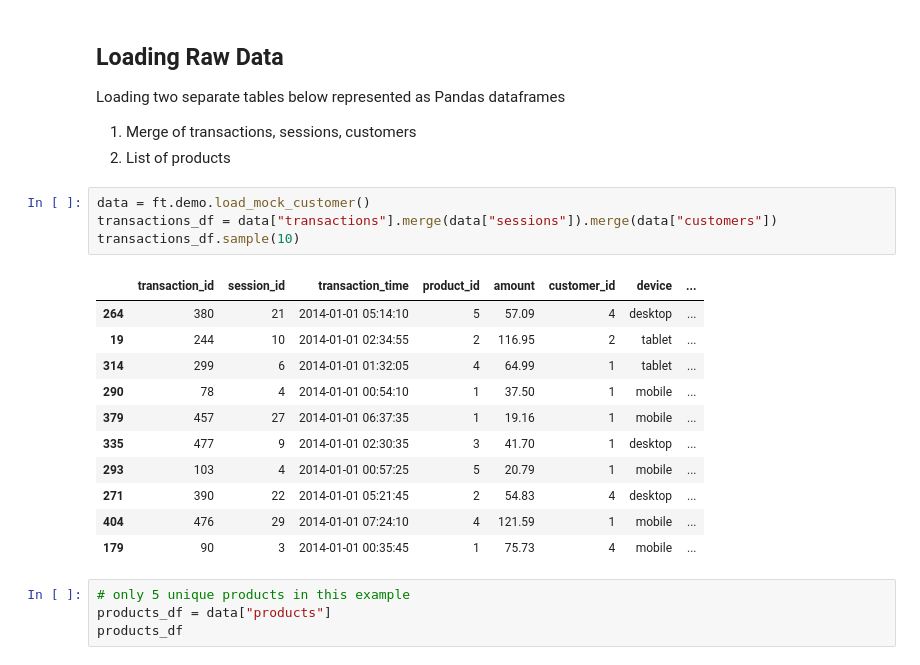
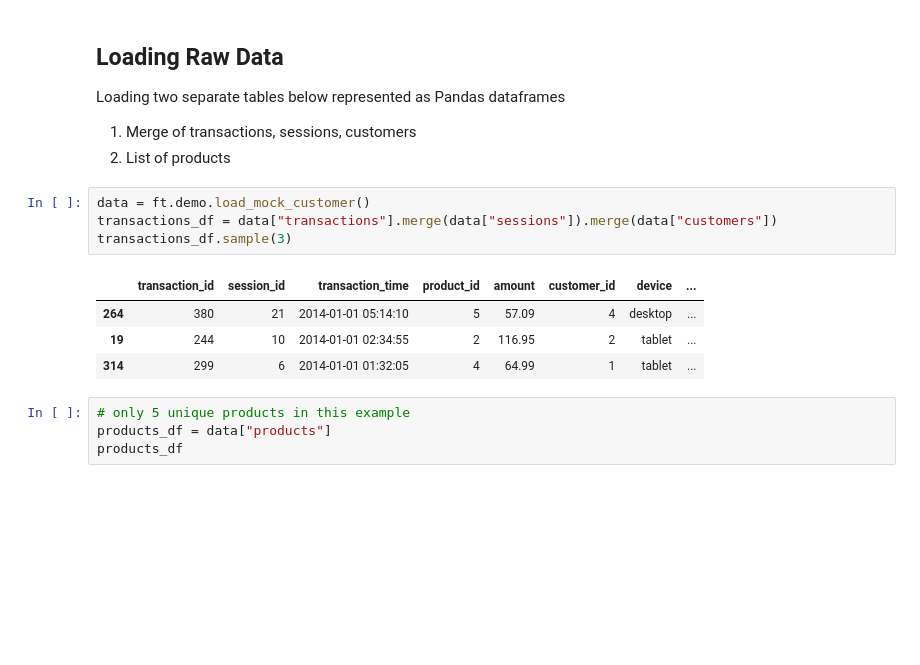
Before and after one commit to hjones20/auto-feature-engineering, a Jupyter notebook: featuretools.ipynb, the cells around one changed output. Saved outputs shown, nothing was run; the diff lists cells and outputs as text; blank space fills up the shorter version.

```diff
--- a/featuretools.ipynb
+++ b/featuretools.ipynb
@@ -11,19 +11,12 @@ Loading two separate tables below represented as Pandas dataframes
 # %%
 data = ft.demo.load_mock_customer()
 transactions_df = data["transactions"].merge(data["sessions"]).merge(data["customers"])
-transactions_df.sample(10)
+transactions_df.sample(3)
 # %% [output]
 |  | transaction_id | session_id | transaction_time | product_id | amount | customer_id | device | ... |
 | 264 | 380 | 21 | 2014-01-01 05:14:10 | 5 | 57.09 | 4 | desktop | ... |
 | 19 | 244 | 10 | 2014-01-01 02:34:55 | 2 | 116.95 | 2 | tablet | ... |
 | 314 | 299 | 6 | 2014-01-01 01:32:05 | 4 | 64.99 | 1 | tablet | ... |
-| 290 | 78 | 4 | 2014-01-01 00:54:10 | 1 | 37.50 | 1 | mobile | ... |
-| 379 | 457 | 27 | 2014-01-01 06:37:35 | 1 | 19.16 | 1 | mobile | ... |
-| 335 | 477 | 9 | 2014-01-01 02:30:35 | 3 | 41.70 | 1 | desktop | ... |
-| 293 | 103 | 4 | 2014-01-01 00:57:25 | 5 | 20.79 | 1 | mobile | ... |
-| 271 | 390 | 22 | 2014-01-01 05:21:45 | 2 | 54.83 | 4 | desktop | ... |
-| 404 | 476 | 29 | 2014-01-01 07:24:10 | 4 | 121.59 | 1 | mobile | ... |
-| 179 | 90 | 3 | 2014-01-01 00:35:45 | 1 | 75.73 | 4 | mobile | ... |
 # %%
 # only 5 unique products in this example
 products_df = data["products"]
```
Also changed, not shown: parts of 8 cells of this notebook.
